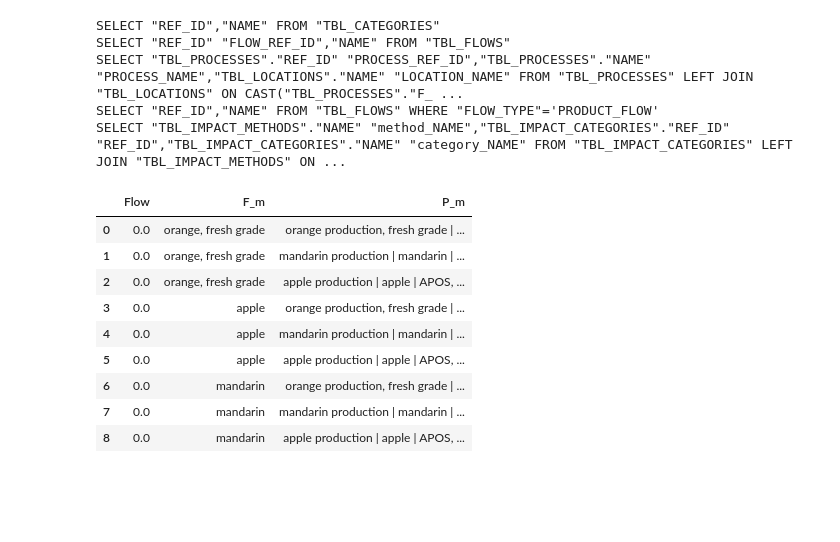
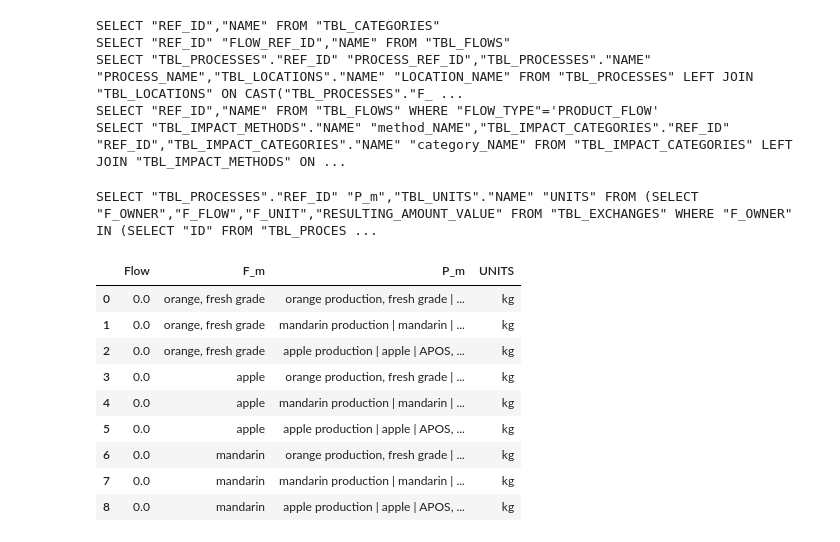
Before and after one commit to MGuo-Lab/LCA, a Jupyter notebook: notebooks/Toy_Problem_D2_Fruit_Juice_Selection.ipynb, the cells around one changed output. Cells and saved outputs as stored; diff of their text form; code cells hidden in the pictures; blank space fills up the shorter version.

```diff
--- a/notebooks/Toy_Problem_D2_Fruit_Juice_Selection.ipynb
+++ b/notebooks/Toy_Problem_D2_Fruit_Juice_Selection.ipynb
@@ -231,16 +231,17 @@ SELECT "TBL_PROCESSES"."REF_ID" "PROCESS_REF_ID","TBL_PROCESSES"."NAME" "PROCESS
 SELECT "REF_ID","NAME" FROM "TBL_FLOWS" WHERE "FLOW_TYPE"='PRODUCT_FLOW'
 SELECT "TBL_IMPACT_METHODS"."NAME" "method_NAME","TBL_IMPACT_CATEGORIES"."REF_ID" "REF_ID","TBL_IMPACT_CATEGORIES"."NAME" "category_NAME" FROM "TBL_IMPACT_CATEGORIES" LEFT JOIN "TBL_IMPACT_METHODS" ON ...
 # %%
-flows_dfr = mo.get_entity(model_instance.component('Flow'), lookup).reset_index(drop=True)
+flows_dfr = mo.get_entity(model_instance.component('Flow'), lookup, drop=True, units=['P_m'])
 flows_dfr
 # %% [output]
+SELECT "TBL_PROCESSES"."REF_ID" "P_m","TBL_UNITS"."NAME" "UNITS" FROM (SELECT "F_OWNER","F_FLOW","F_UNIT","RESULTING_AMOUNT_VALUE" FROM "TBL_EXCHANGES" WHERE "F_OWNER" IN (SELECT "ID" FROM "TBL_PROCES ...
-|  | Flow | F_m | P_m |
-| 0 | 0.0 | orange, fresh grade | orange production, fresh grade | ... |
-| 1 | 0.0 | orange, fresh grade | mandarin production | mandarin | ... |
-| 2 | 0.0 | orange, fresh grade | apple production | apple | APOS, ... |
-| 3 | 0.0 | apple | orange production, fresh grade | ... |
-| 4 | 0.0 | apple | mandarin production | mandarin | ... |
-| 5 | 0.0 | apple | apple production | apple | APOS, ... |
-| 6 | 0.0 | mandarin | orange production, fresh grade | ... |
-| 7 | 0.0 | mandarin | mandarin production | mandarin | ... |
-| 8 | 0.0 | mandarin | apple production | apple | APOS, ... |
+|  | Flow | F_m | P_m | UNITS |
+| 0 | 0.0 | orange, fresh grade | orange production, fresh grade | ... | kg |
+| 1 | 0.0 | orange, fresh grade | mandarin production | mandarin | ... | kg |
+| 2 | 0.0 | orange, fresh grade | apple production | apple | APOS, ... | kg |
+| 3 | 0.0 | apple | orange production, fresh grade | ... | kg |
+| 4 | 0.0 | apple | mandarin production | mandarin | ... | kg |
+| 5 | 0.0 | apple | apple production | apple | APOS, ... | kg |
+| 6 | 0.0 | mandarin | orange production, fresh grade | ... | kg |
+| 7 | 0.0 | mandarin | mandarin production | mandarin | ... | kg |
+| 8 | 0.0 | mandarin | apple production | apple | APOS, ... | kg |
```
Also changed, not shown: 19 other files.
